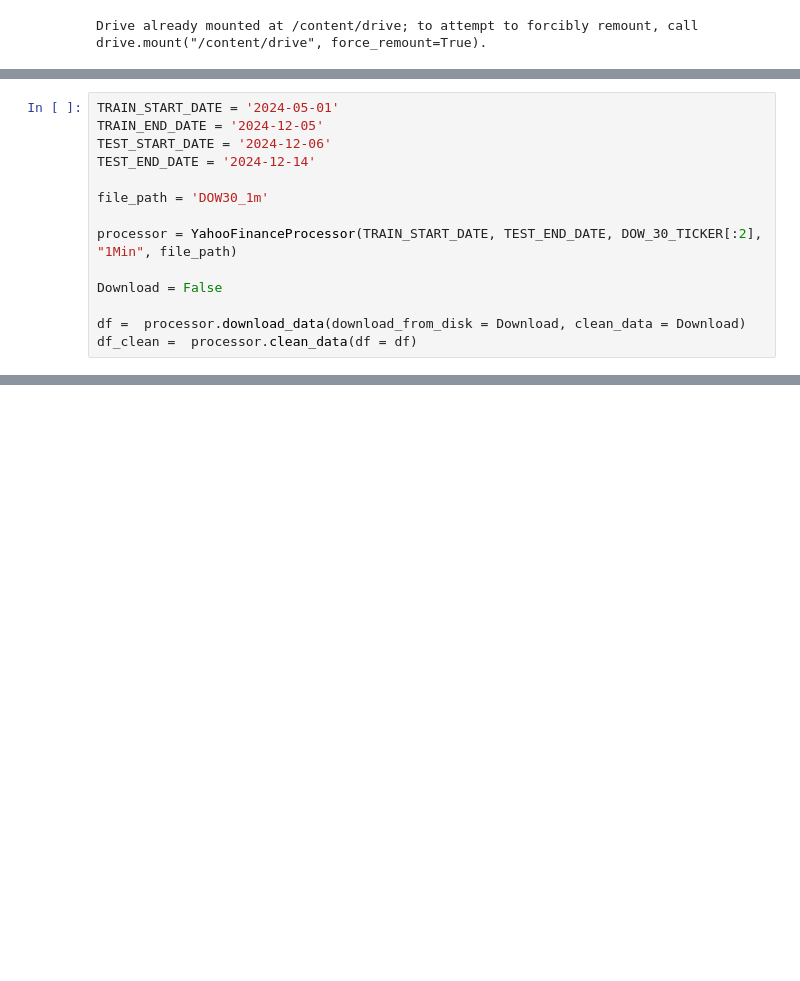
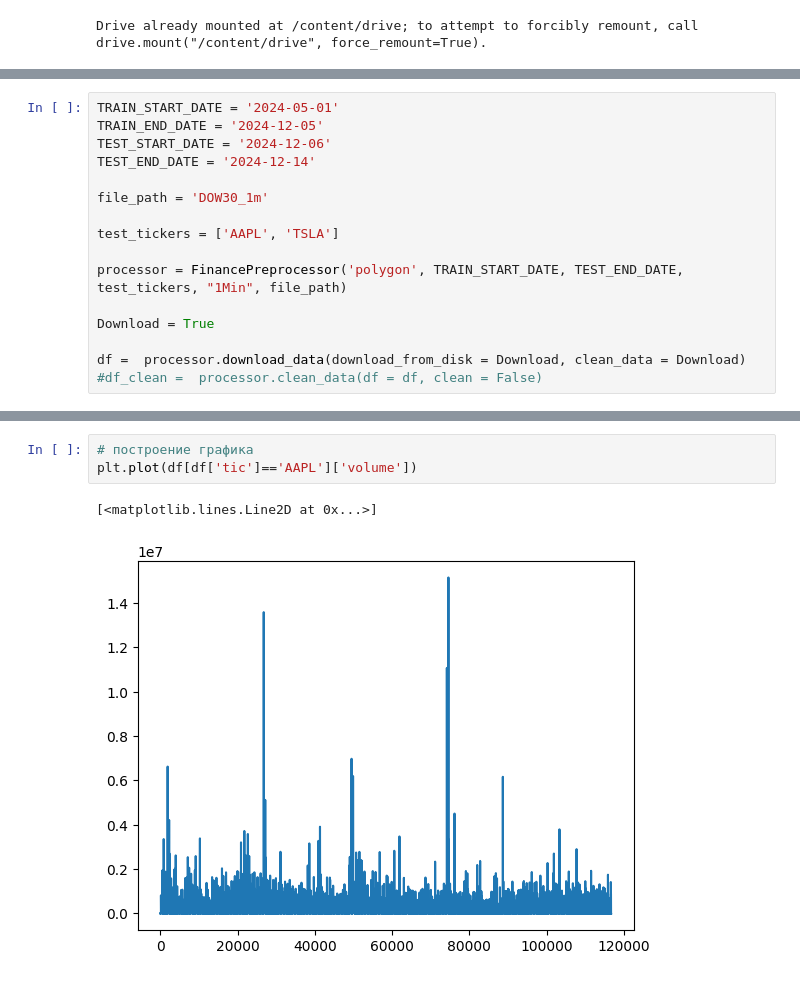
Before and after one commit to SvenTern/algotrade, a Jupyter notebook: test_dollar_bars.ipynb, the cells around one changed output, grey strips where cells are left out. Cells and saved outputs as stored; diff of their text form; blank space fills up the shorter version.

```diff
--- a/test_dollar_bars.ipynb
+++ b/test_dollar_bars.ipynb
@@ -780,9 +846,11 @@ TEST_END_DATE = '2024-12-14'
 
 file_path = 'DOW30_1m'
 
-processor = YahooFinanceProcessor(TRAIN_START_DATE, TEST_END_DATE, DOW_30_TICKER[:2], "1Min", file_path)
+test_tickers = ['AAPL', 'TSLA']
 
-Download = False
+processor = FinancePreprocessor('polygon', TRAIN_START_DATE, TEST_END_DATE, test_tickers, "1Min", file_path)
+
+Download = True
 
 df =  processor.download_data(download_from_disk = Download, clean_data = Download)
-df_clean =  processor.clean_data(df = df)
+#df_clean =  processor.clean_data(df = df, clean = False)
@@ -827 +873,7 @@ df_clean
+# %%
+# построение графика
+plt.plot(df[df['tic']=='AAPL']['volume'])
+# %% [output]
+[<matplotlib.lines.Line2D at 0x...>]
+[figure, added]
 # %%
```
Also changed, not shown: parts of 14 cells of this notebook.
